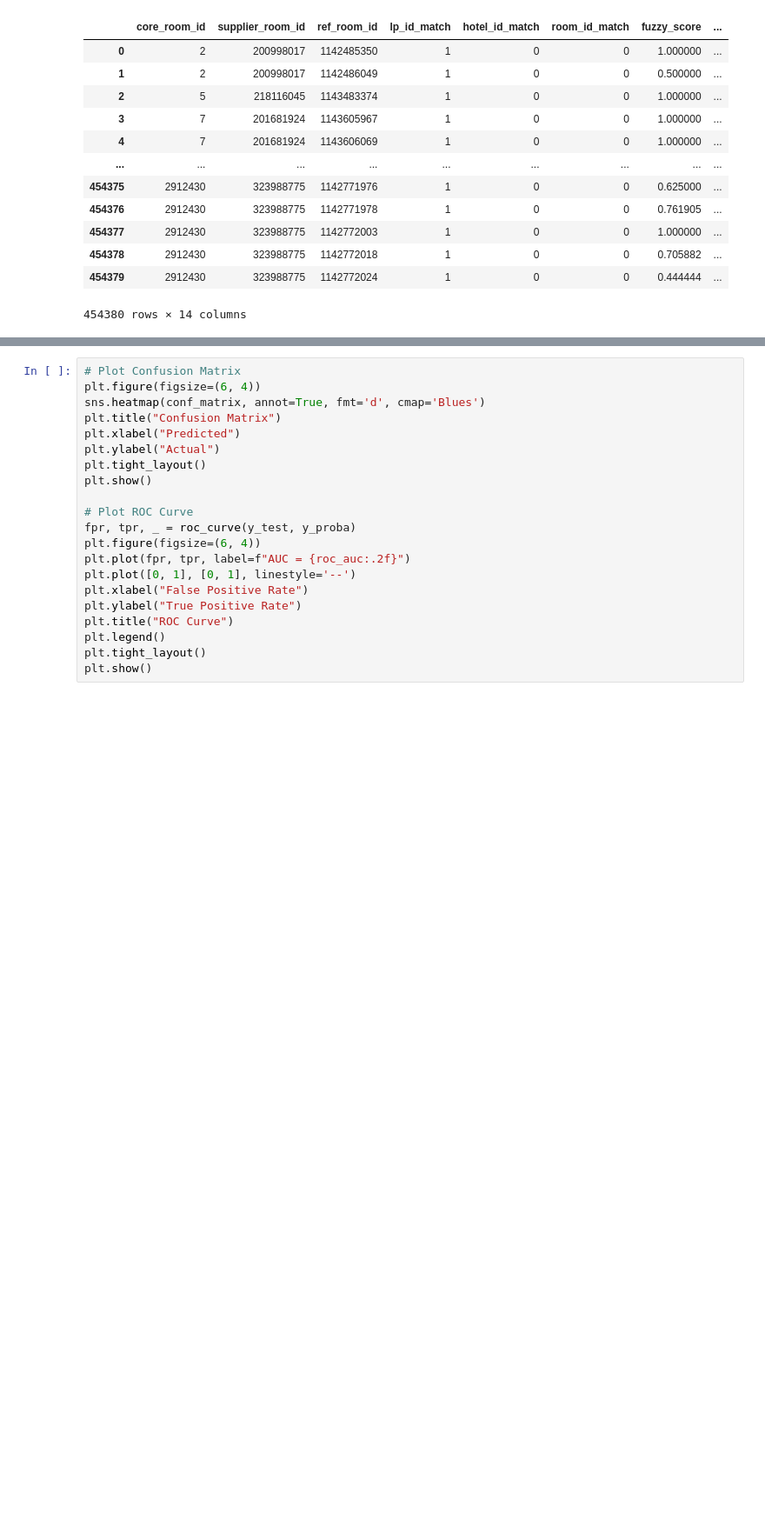
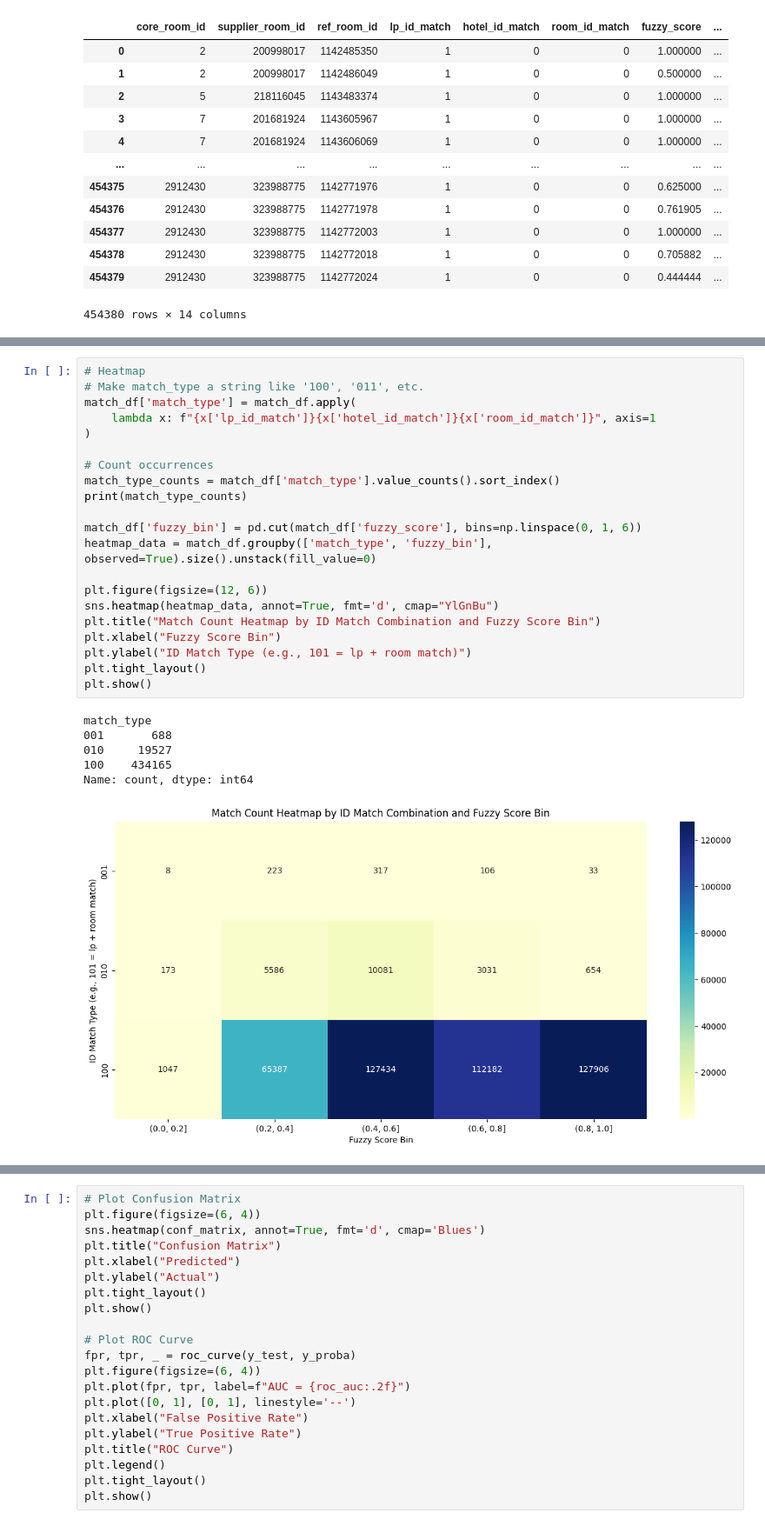
Before and after one commit to rytakahas/Room_Match, a Jupyter notebook: notebook/room_match_dev.ipynb, the cells around one changed output, grey strips where cells are left out. Shown at 87% size. Saved outputs shown, nothing was run; the diff lists cells and outputs as text; blank space fills up the shorter version.

```diff
--- a/notebook/room_match_dev.ipynb
+++ b/notebook/room_match_dev.ipynb
@@ -661,3 +719,31 @@ match_df
+# %%
+# Heatmap
+# Make match_type a string like '100', '011', etc.
+match_df['match_type'] = match_df.apply(
+    lambda x: f"{x['lp_id_match']}{x['hotel_id_match']}{x['room_id_match']}", axis=1
+)
+
+# Count occurrences
+match_type_counts = match_df['match_type'].value_counts().sort_index()
+print(match_type_counts)
+
+match_df['fuzzy_bin'] = pd.cut(match_df['fuzzy_score'], bins=np.linspace(0, 1, 6))
+heatmap_data = match_df.groupby(['match_type', 'fuzzy_bin'], observed=True).size().unstack(fill_value=0)
+
+plt.figure(figsize=(12, 6))
+sns.heatmap(heatmap_data, annot=True, fmt='d', cmap="YlGnBu")
+plt.title("Match Count Heatmap by ID Match Combination and Fuzzy Score Bin")
+plt.xlabel("Fuzzy Score Bin")
+plt.ylabel("ID Match Type (e.g., 101 = lp + room match)")
+plt.tight_layout()
+plt.show()
+# %% [output]
+match_type
+001       688
+010     19527
+100    434165
+Name: count, dtype: int64
+[figure, added]
 # %%
 
 # Load match_df (simulating your data structure)
```
Also changed, not shown: parts of 6 cells of this notebook.
